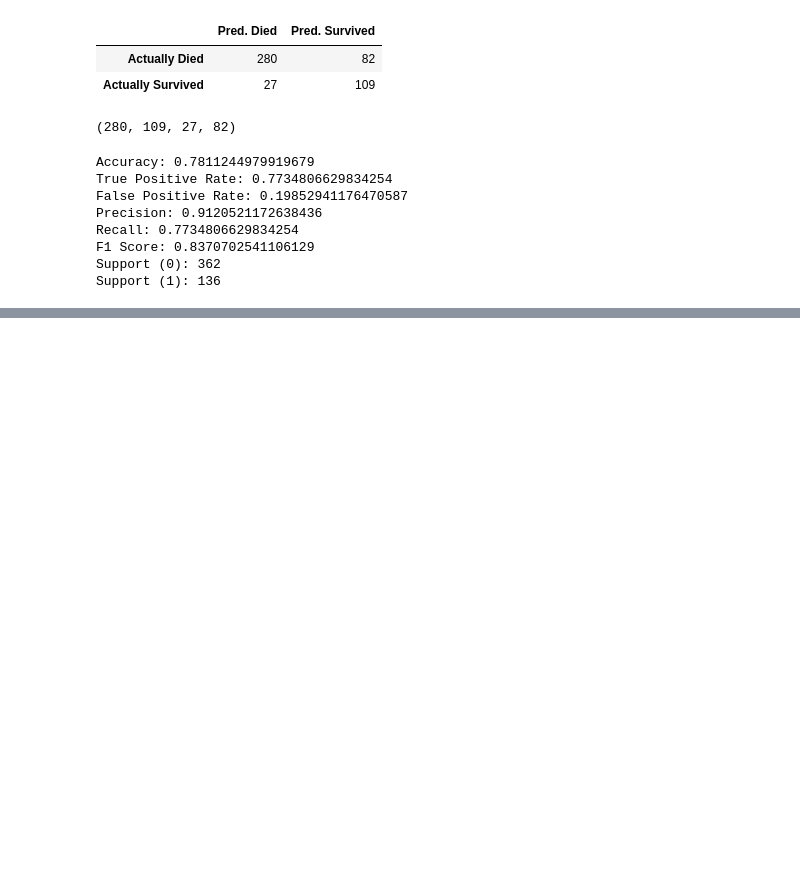
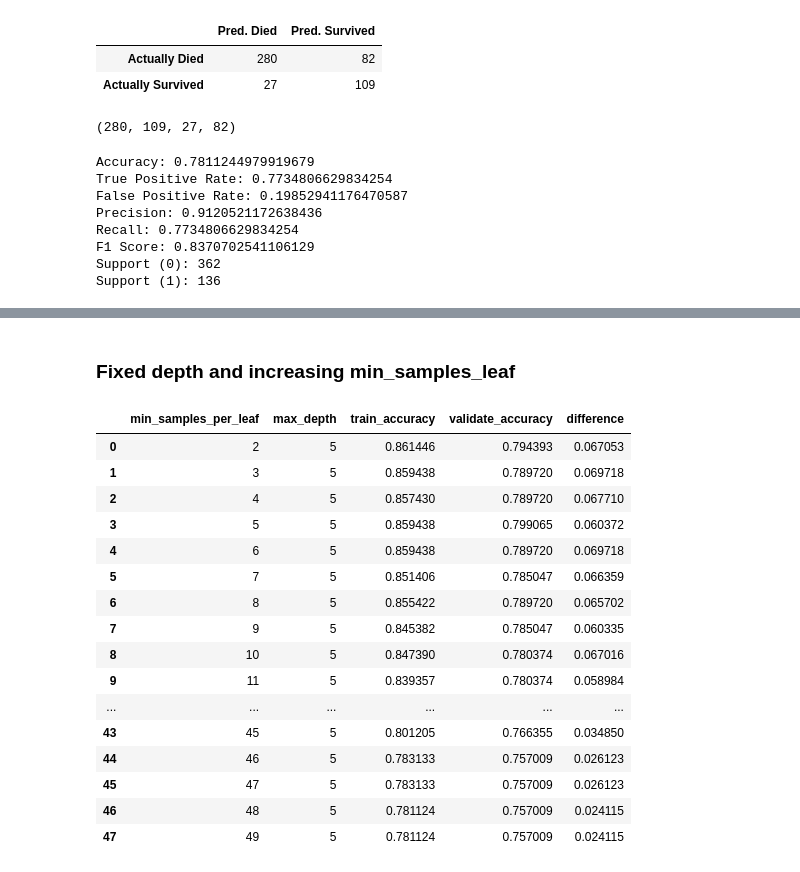
Before and after one commit to JulesMorris/classification-exercises, a Jupyter notebook: random_forest_titanic.ipynb, the cells around one changed output, grey strips where cells are left out. Saved outputs shown, nothing was run; the diff lists cells and outputs as text; code cells hidden in the pictures; blank space fills up the shorter version.

```diff
--- a/random_forest_titanic.ipynb
+++ b/random_forest_titanic.ipynb
@@ -255,0 +520,51 @@ for i in range (2, 11):
+# %% [markdown]
+### Fixed depth and increasing min_samples_leaf
+# %%
+metrics = []
+
+for i in range(2, 50):
+
+    #make model
+    depth = 5
+    n_samples = i
+    forest = RandomForestClassifier(max_depth = depth, min_samples_leaf = n_samples, random_state = 123)
+
+    #fit model on train only
+    forest = forest.fit(X_train, y_train)
+
+    #use model and evaluate performance
+    in_sample_accuracy = forest.score(X_train, y_train)
+
+    out_of_sample_accuracy = forest.score(X_validate, y_validate)
+
+    output = {
+        'min_samples_per_leaf': n_samples,
+        'max_depth': depth,
+        'train_accuracy': in_sample_accuracy,
+        'validate_accuracy': out_of_sample_accuracy
+
+    }
+
+    metrics.append(output)
+
+df = pd.DataFrame(metrics)
+df['difference'] = df.train_accuracy - df.validate_accuracy
+df
+# %% [output]
+|  | min_samples_per_leaf | max_depth | train_accuracy | validate_accuracy | difference |
+| 0 | 2 | 5 | 0.861446 | 0.794393 | 0.067053 |
+| 1 | 3 | 5 | 0.859438 | 0.789720 | 0.069718 |
+| 2 | 4 | 5 | 0.857430 | 0.789720 | 0.067710 |
+| 3 | 5 | 5 | 0.859438 | 0.799065 | 0.060372 |
+| 4 | 6 | 5 | 0.859438 | 0.789720 | 0.069718 |
+| 5 | 7 | 5 | 0.851406 | 0.785047 | 0.066359 |
+| 6 | 8 | 5 | 0.855422 | 0.789720 | 0.065702 |
+| 7 | 9 | 5 | 0.845382 | 0.785047 | 0.060335 |
+| 8 | 10 | 5 | 0.847390 | 0.780374 | 0.067016 |
+| 9 | 11 | 5 | 0.839357 | 0.780374 | 0.058984 |
+| ... | ... | ... | ... | ... | ... |
+| 43 | 45 | 5 | 0.801205 | 0.766355 | 0.034850 |
+| 44 | 46 | 5 | 0.783133 | 0.757009 | 0.026123 |
+| 45 | 47 | 5 | 0.783133 | 0.757009 | 0.026123 |
+| 46 | 48 | 5 | 0.781124 | 0.757009 | 0.024115 |
+| 47 | 49 | 5 | 0.781124 | 0.757009 | 0.024115 |
```
Also changed, not shown: parts of 15 cells of this notebook.
